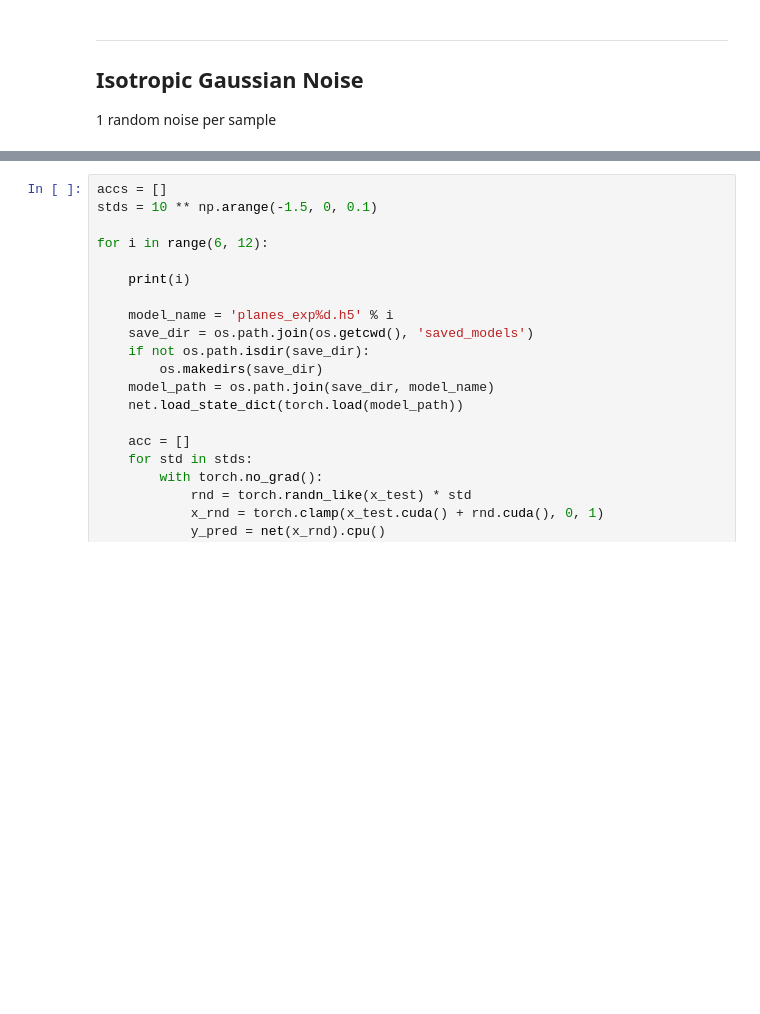
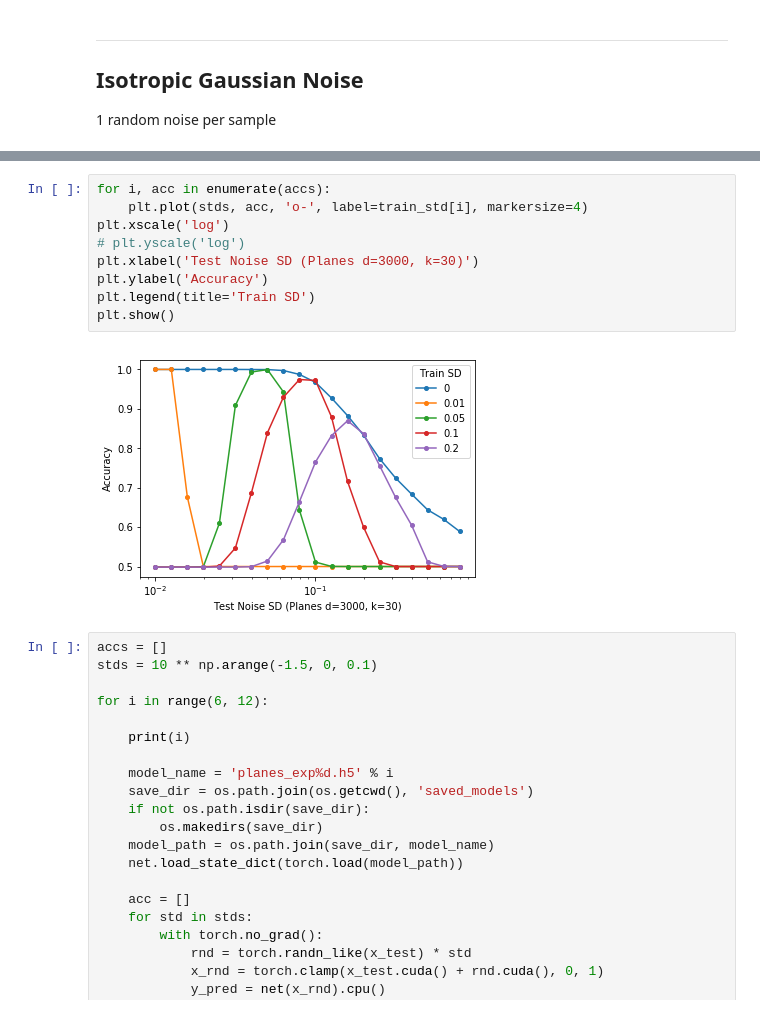
Before and after one commit to chawins/noise-robust, a Jupyter notebook: test_noise_planes.ipynb, the cells around one changed output, grey strips where cells are left out. Cells and saved outputs as stored; diff of their text form; blank space fills up the shorter version.

```diff
--- a/test_noise_planes.ipynb
+++ b/test_noise_planes.ipynb
@@ -138,3 +141,14 @@ plt.show()
+# %%
+for i, acc in enumerate(accs):
+    plt.plot(stds, acc, 'o-', label=train_std[i], markersize=4)
+plt.xscale('log')
+# plt.yscale('log')
+plt.xlabel('Test Noise SD (Planes d=3000, k=30)')
+plt.ylabel('Accuracy')
+plt.legend(title='Train SD')
+plt.show()
+# %% [output]
+[figure, added]
 # %%
 accs = []
 stds = 10 ** np.arange(-1.5, 0, 0.1)
```
Also changed, not shown: parts of 19 cells of this notebook, 9 other files.
